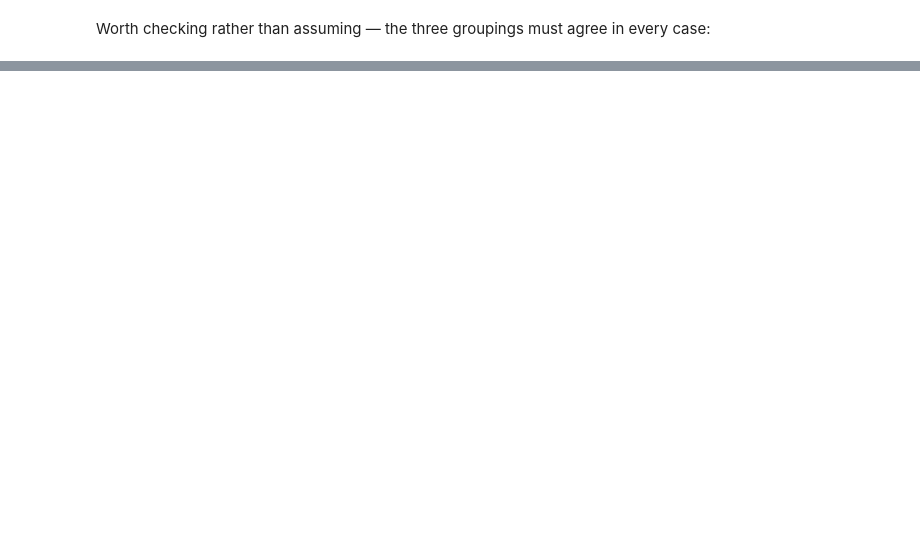
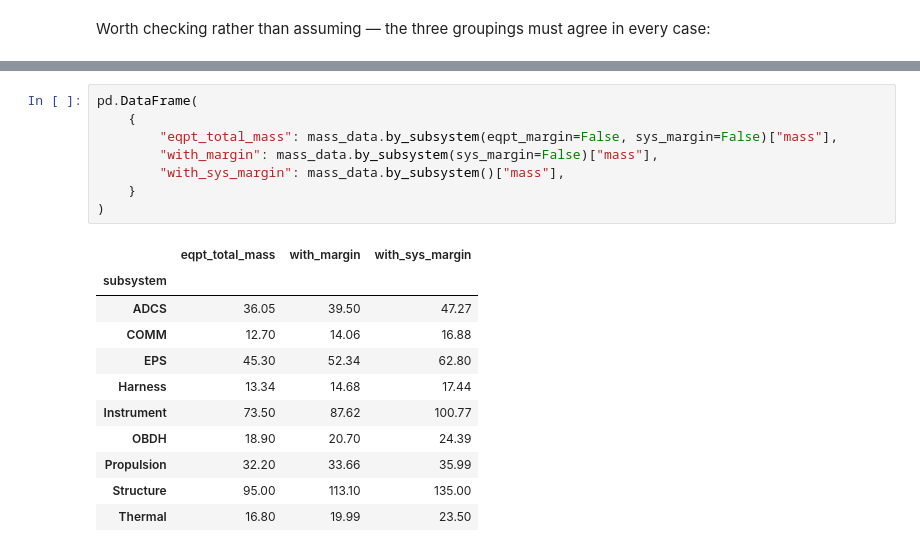
Before and after one commit to egemenimre/quicksat, a Jupyter notebook: sample/mass_budget.ipynb, the cells around one changed output, grey strips where cells are left out. Drawn from its saved outputs; the diff is of its cells as text; blank space fills up the shorter version.

```diff
--- a/sample/mass_budget.ipynb
+++ b/sample/mass_budget.ipynb
@@ -169,3 +200,23 @@ in-orbit dry mass                  418.63 kg   three views agree: True
+# %%
+pd.DataFrame(
+    {
+        "eqpt_total_mass": mass_data.by_subsystem(eqpt_margin=False, sys_margin=False)["mass"],
+        "with_margin": mass_data.by_subsystem(sys_margin=False)["mass"],
+        "with_sys_margin": mass_data.by_subsystem()["mass"],
+    }
+)
+# %% [output]
+|  | eqpt_total_mass | with_margin | with_sys_margin |
+| subsystem |  |  |  |
+| ADCS | 36.05 | 39.50 | 47.27 |
+| COMM | 12.70 | 14.06 | 16.88 |
+| EPS | 45.30 | 52.34 | 62.80 |
+| Harness | 13.34 | 14.68 | 17.44 |
+| Instrument | 73.50 | 87.62 | 100.77 |
+| OBDH | 18.90 | 20.70 | 24.39 |
+| Propulsion | 32.20 | 33.66 | 35.99 |
+| Structure | 95.00 | 113.10 | 135.00 |
+| Thermal | 16.80 | 19.99 | 23.50 |
 # %% [markdown]
 ## Harness
 
```
Also changed, not shown: parts of 31 cells of this notebook, 7 other files.
